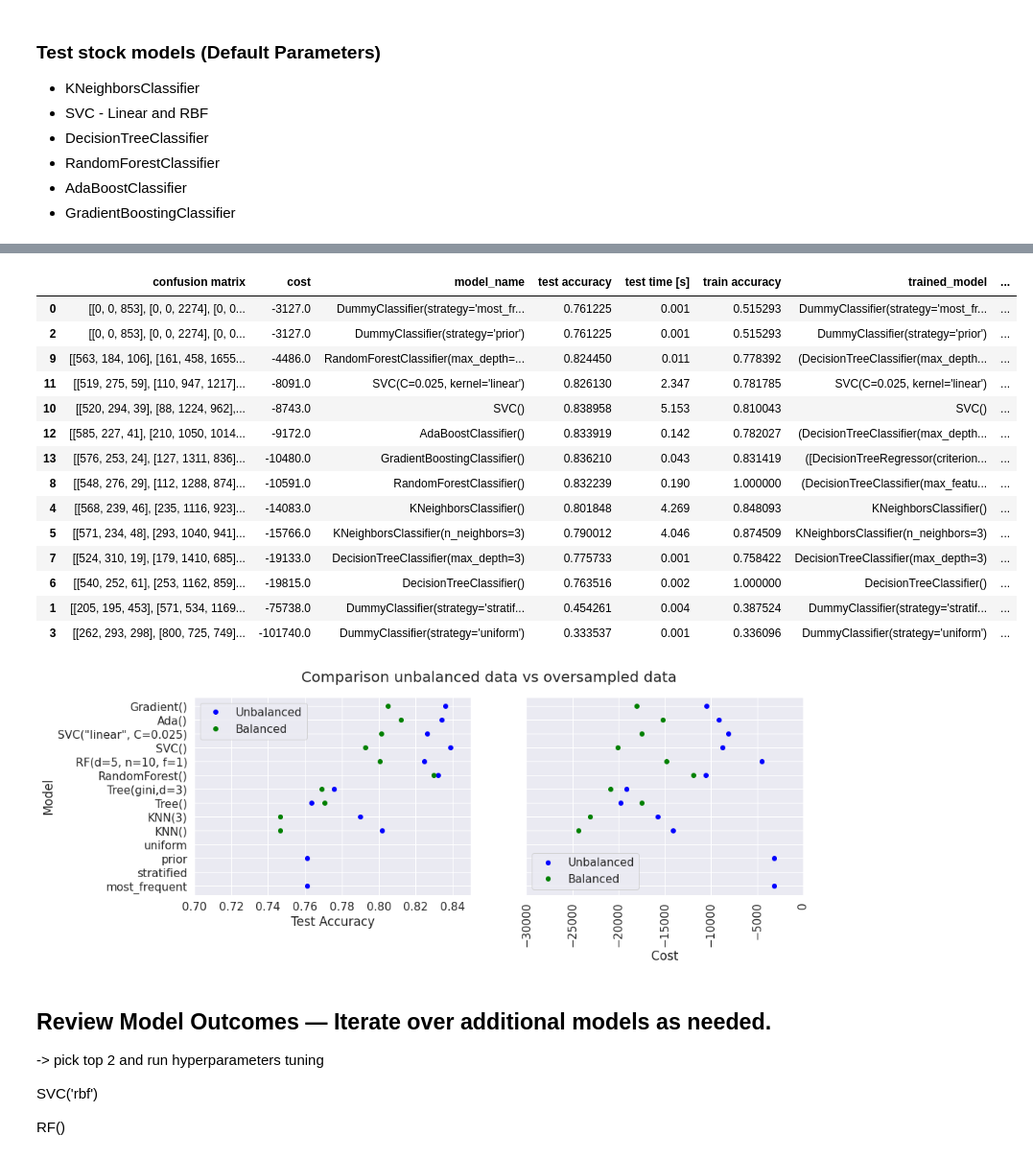
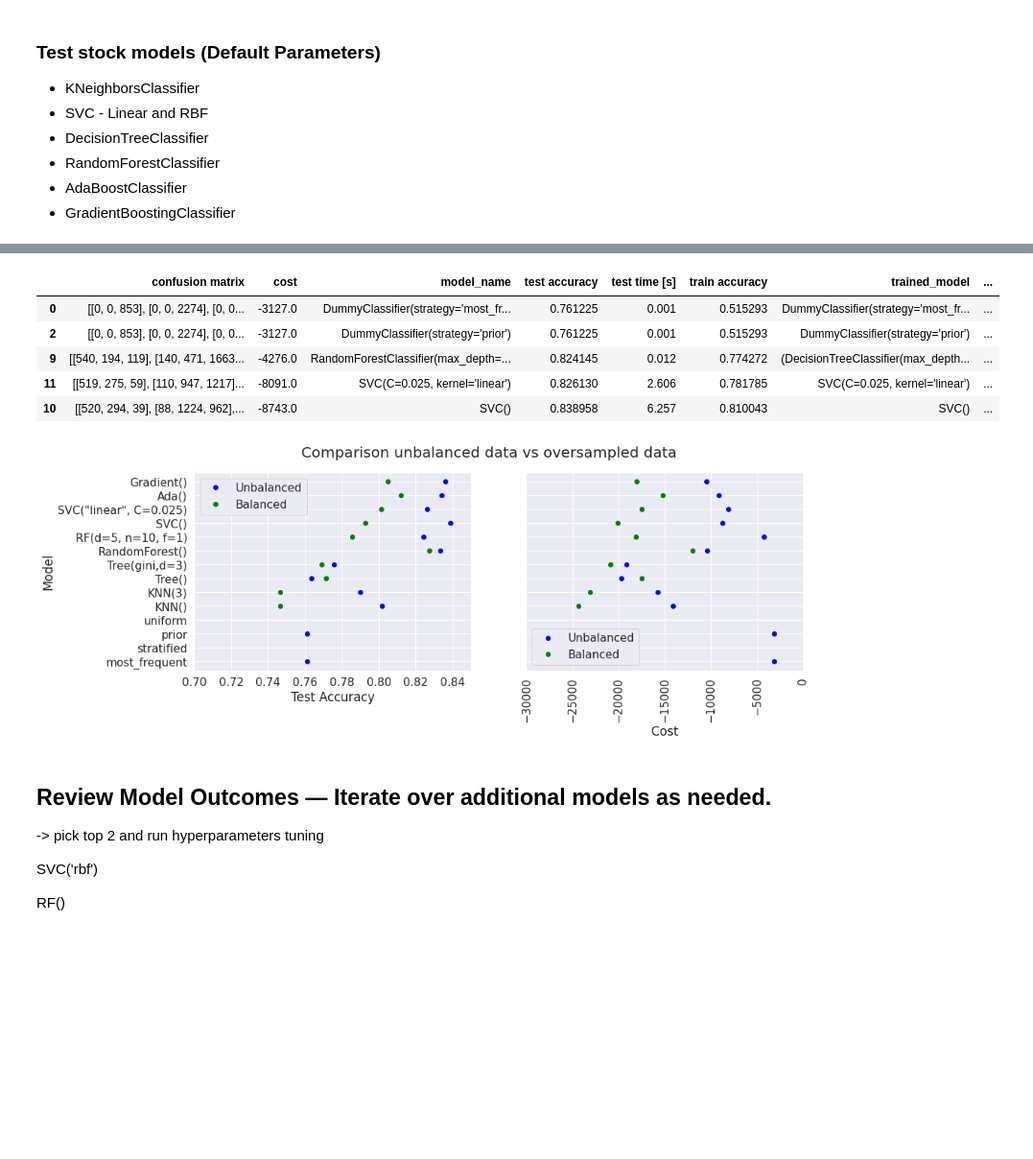
Before and after one commit to andrea-fantini/Predictive_Maintenance_Fanjet, a Jupyter notebook: notebooks/5 - Modeling.ipynb, the cells around one changed output, grey strips where cells are left out. Shown: that part at 96% size. Saved outputs shown, nothing was run; the diff lists cells and outputs as text; code cells hidden in the pictures; blank space fills up the shorter version.

```diff
--- a/notebooks/5 - Modeling.ipynb
+++ b/notebooks/5 - Modeling.ipynb
@@ -79,3 +81,17 @@ test_df.head()
 | 2 | 0.00554 | 0.376506 | 0.346632 | 0.322248 | 0.685990 | 0.227273 | 0.158081 | 0.386905 | 0.699360 | 0.220588 | 0.155640 | ... |
 | 3 | 0.00831 | 0.370482 | 0.285154 | 0.408001 | 0.679549 | 0.196970 | 0.105717 | 0.255952 | 0.573561 | 0.250000 | 0.170090 | ... |
 | 4 | 0.01108 | 0.391566 | 0.352082 | 0.332039 | 0.694042 | 0.166667 | 0.102396 | 0.273810 | 0.737740 | 0.220588 | 0.152751 | ... |
+# %%
+cost_matrix = [[0,1,1],[1,0,1],[20,10,0]]
+categories = ['normal (1)','warning (2)','alert (3)']
+
+fig = plt.figure(figsize=(6,6))
+sns.set(font_scale=1.2)
+ax = sns.heatmap(cost_matrix, annot=cost_matrix, fmt='', cmap='Reds', cbar=False, xticklabels=categories)
+ax.set_yticklabels(categories, rotation=90, va="center")
+sns.set(font_scale=1.4)
+ax.set_ylabel('True Label')
+ax.set_xlabel('Predicted Label')
+sns.set(font_scale=2)
+ax.set_title('Cost Matrix')
+plt.savefig("../figures/Cost_Matrix.png")
@@ -273,8 +292,9 @@ short_names = ['most_frequent', 'stratified', 'prior', 'uniform'] + ['KNN()',
                  'Gradient()'
                 ]
 # %%
-for m in tqdm(models_to_try) :
-    res = try_model(m, X_train_scaled, y_train, X_test_scaled, y_test)
-    models_summary = models_summary.append(res, ignore_index=True)
-    res_over = try_model(m, X_train_over_scaled, y_train_over, X_test_scaled, y_test)
-    models_summary_over = models_summary_over.append(res_over, ignore_index=True)
+# Commented for speed of execution - results are saved in pickles
+# for m in tqdm(models_to_try) :
+#     res = try_model(m, X_train_scaled, y_train, X_test_scaled, y_test)
+#     models_summary = models_summary.append(res, ignore_index=True)
+#     res_over = try_model(m, X_train_over_scaled, y_train_over, X_test_scaled, y_test)
+#     models_summary_over = models_summary_over.append(res_over, ignore_index=True)
@@ -299 +372,10 @@ Trying Model :GradientBoostingClassifier()
+# %%
+pkl_filename = "../data/pickle_models_summary_2020-10-12.pkl"
+with open(pkl_filename, 'rb') as file:
+    models_summary = pickle.load(file)
+
+
+pkl_filename = "../data/pickle_models_summary_over_2020-10-12.pkl"
+with open(pkl_filename, 'rb') as file:
+    models_summary_over = pickle.load(file)
 # %%
@@ -335,21 +399,12 @@ models_summary_over.sort_values(by=['test accuracy'], ascending=False)
 # %%
-models_summary.sort_values(by=['cost'], ascending=False)
+models_summary.sort_values(by=['cost'], ascending=False).head()
 # %% [output]
 |  | confusion matrix | cost | model_name | test accuracy | test time [s] | train accuracy | trained_model | ... |
 | 0 | [[0, 0, 853], [0, 0, 2274], [0, 0... | -3127.0 | DummyClassifier(strategy='most_fr... | 0.761225 | 0.001 | 0.515293 | DummyClassifier(strategy='most_fr... | ... |
 | 2 | [[0, 0, 853], [0, 0, 2274], [0, 0... | -3127.0 | DummyClassifier(strategy='prior') | 0.761225 | 0.001 | 0.515293 | DummyClassifier(strategy='prior') | ... |
-| 9 | [[563, 184, 106], [161, 458, 1655... | -4486.0 | RandomForestClassifier(max_depth=... | 0.824450 | 0.011 | 0.778392 | (DecisionTreeClassifier(max_depth... | ... |
-| 11 | [[519, 275, 59], [110, 947, 1217]... | -8091.0 | SVC(C=0.025, kernel='linear') | 0.826130 | 2.347 | 0.781785 | SVC(C=0.025, kernel='linear') | ... |
-| 10 | [[520, 294, 39], [88, 1224, 962],... | -8743.0 | SVC() | 0.838958 | 5.153 | 0.810043 | SVC() | ... |
-| 12 | [[585, 227, 41], [210, 1050, 1014... | -9172.0 | AdaBoostClassifier() | 0.833919 | 0.142 | 0.782027 | (DecisionTreeClassifier(max_depth... | ... |
-| 13 | [[576, 253, 24], [127, 1311, 836]... | -10480.0 | GradientBoostingClassifier() | 0.836210 | 0.043 | 0.831419 | ([DecisionTreeRegressor(criterion... | ... |
-| 8 | [[548, 276, 29], [112, 1288, 874]... | -10591.0 | RandomForestClassifier() | 0.832239 | 0.190 | 1.000000 | (DecisionTreeClassifier(max_featu... | ... |
-| 4 | [[568, 239, 46], [235, 1116, 923]... | -14083.0 | KNeighborsClassifier() | 0.801848 | 4.269 | 0.848093 | KNeighborsClassifier() | ... |
-| 5 | [[571, 234, 48], [293, 1040, 941]... | -15766.0 | KNeighborsClassifier(n_neighbors=3) | 0.790012 | 4.046 | 0.874509 | KNeighborsClassifier(n_neighbors=3) | ... |
-| 7 | [[524, 310, 19], [179, 1410, 685]... | -19133.0 | DecisionTreeClassifier(max_depth=3) | 0.775733 | 0.001 | 0.758422 | DecisionTreeClassifier(max_depth=3) | ... |
-| 6 | [[540, 252, 61], [253, 1162, 859]... | -19815.0 | DecisionTreeClassifier() | 0.763516 | 0.002 | 1.000000 | DecisionTreeClassifier() | ... |
-| 1 | [[205, 195, 453], [571, 534, 1169... | -75738.0 | DummyClassifier(strategy='stratif... | 0.454261 | 0.004 | 0.387524 | DummyClassifier(strategy='stratif... | ... |
-| 3 | [[262, 293, 298], [800, 725, 749]... | -101740.0 | DummyClassifier(strategy='uniform') | 0.333537 | 0.001 | 0.336096 | DummyClassifier(strategy='uniform') | ... |
+| 9 | [[540, 194, 119], [140, 471, 1663... | -4276.0 | RandomForestClassifier(max_depth=... | 0.824145 | 0.012 | 0.774272 | (DecisionTreeClassifier(max_depth... | ... |
+| 11 | [[519, 275, 59], [110, 947, 1217]... | -8091.0 | SVC(C=0.025, kernel='linear') | 0.826130 | 2.606 | 0.781785 | SVC(C=0.025, kernel='linear') | ... |
+| 10 | [[520, 294, 39], [88, 1224, 962],... | -8743.0 | SVC() | 0.838958 | 6.257 | 0.810043 | SVC() | ... |
 # %%
 fig, ax = plt.subplots(1,2,figsize=(15,5),sharey=True)
 fig.suptitle('Comparison unbalanced data vs oversampled data')
@@ -377,4 +432,4 @@ _ = ax[1].set_xlabel('Cost')
 
 plt.savefig("../figures/Naive_model_comparison.png")
 # %% [output]
-[figure, old version]
+[figure, new version]
```
Also changed, not shown: parts of 44 cells of this notebook, 5 other files.
